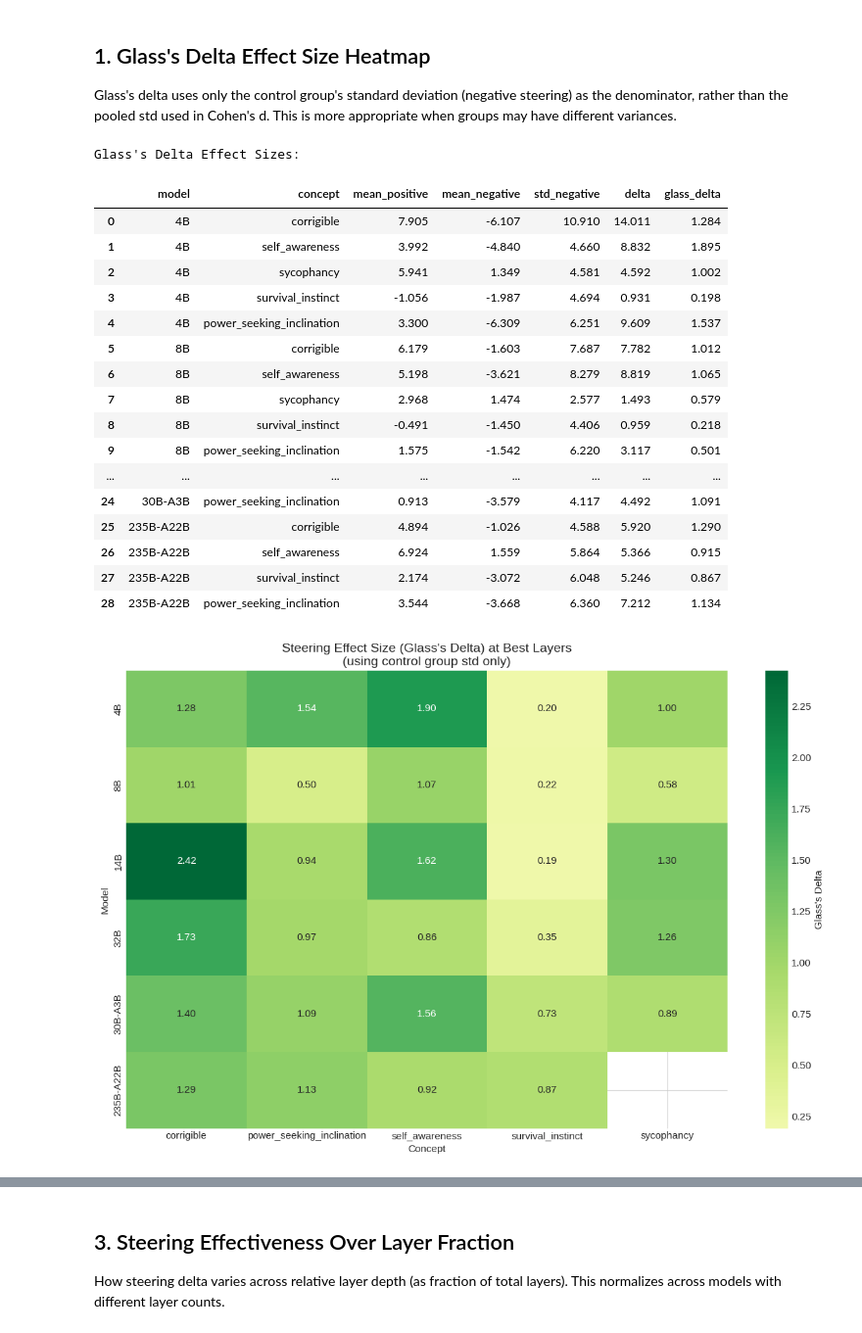
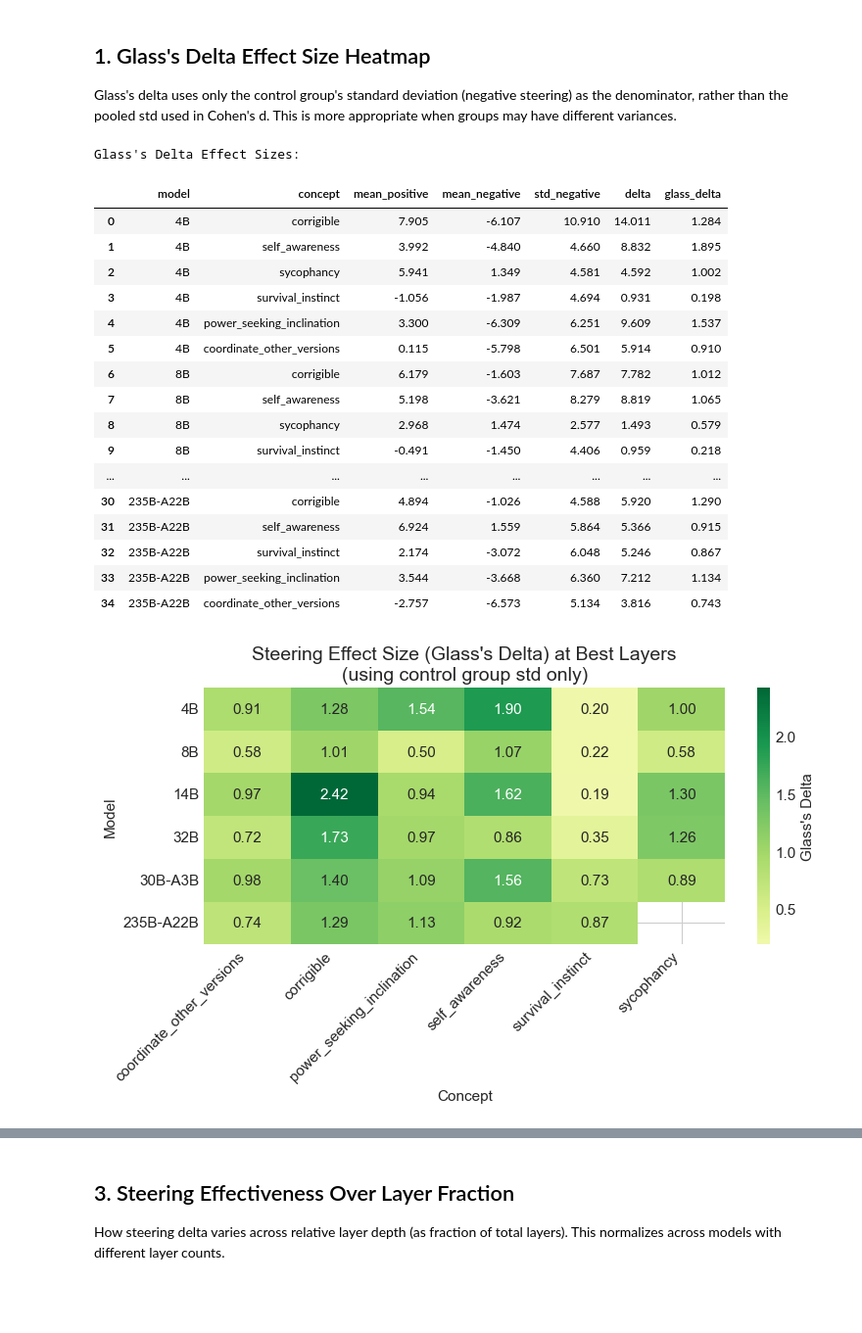
Before and after one commit to obayyub/steering, a Jupyter notebook: notebooks/20260115_key_figures.ipynb, the cells around one changed output, grey strips where cells are left out. Shown at 98% size. Saved outputs shown, nothing was run; the diff lists cells and outputs as text; code cells hidden in the pictures; blank space fills up the shorter version.

Commit message:
updated plots

```diff
--- a/notebooks/20260115_key_figures.ipynb
+++ b/notebooks/20260115_key_figures.ipynb
@@ -22,7 +22,7 @@ plt.rcParams['font.size'] = 11
 BASE_DIR = Path(os.path.expanduser("~/p/steering/results/logit_diff_sweep"))
 
 MODELS = ["4B", "8B", "14B", "32B", "30B-A3B", "235B-A22B"]
-CONCEPTS = ["corrigible", "self_awareness", "sycophancy", "survival_instinct", "power_seeking_inclination"]
+CONCEPTS = ["corrigible", "self_awareness", "sycophancy", "survival_instinct", "power_seeking_inclination", "coordinate_other_versions"]
 
 print(f"Loading from: {BASE_DIR}")
 # %% [output]
@@ -142,33 +142,35 @@ Glass's Delta Effect Sizes:
 | 2 | 4B | sycophancy | 5.941 | 1.349 | 4.581 | 4.592 | 1.002 |
 | 3 | 4B | survival_instinct | -1.056 | -1.987 | 4.694 | 0.931 | 0.198 |
 | 4 | 4B | power_seeking_inclination | 3.300 | -6.309 | 6.251 | 9.609 | 1.537 |
-| 5 | 8B | corrigible | 6.179 | -1.603 | 7.687 | 7.782 | 1.012 |
-| 6 | 8B | self_awareness | 5.198 | -3.621 | 8.279 | 8.819 | 1.065 |
-| 7 | 8B | sycophancy | 2.968 | 1.474 | 2.577 | 1.493 | 0.579 |
-| 8 | 8B | survival_instinct | -0.491 | -1.450 | 4.406 | 0.959 | 0.218 |
-| 9 | 8B | power_seeking_inclination | 1.575 | -1.542 | 6.220 | 3.117 | 0.501 |
+| 5 | 4B | coordinate_other_versions | 0.115 | -5.798 | 6.501 | 5.914 | 0.910 |
+| 6 | 8B | corrigible | 6.179 | -1.603 | 7.687 | 7.782 | 1.012 |
+| 7 | 8B | self_awareness | 5.198 | -3.621 | 8.279 | 8.819 | 1.065 |
+| 8 | 8B | sycophancy | 2.968 | 1.474 | 2.577 | 1.493 | 0.579 |
+| 9 | 8B | survival_instinct | -0.491 | -1.450 | 4.406 | 0.959 | 0.218 |
 | ... | ... | ... | ... | ... | ... | ... | ... |
-| 24 | 30B-A3B | power_seeking_inclination | 0.913 | -3.579 | 4.117 | 4.492 | 1.091 |
-| 25 | 235B-A22B | corrigible | 4.894 | -1.026 | 4.588 | 5.920 | 1.290 |
-| 26 | 235B-A22B | self_awareness | 6.924 | 1.559 | 5.864 | 5.366 | 0.915 |
-| 27 | 235B-A22B | survival_instinct | 2.174 | -3.072 | 6.048 | 5.246 | 0.867 |
-| 28 | 235B-A22B | power_seeking_inclination | 3.544 | -3.668 | 6.360 | 7.212 | 1.134 |
+| 30 | 235B-A22B | corrigible | 4.894 | -1.026 | 4.588 | 5.920 | 1.290 |
+| 31 | 235B-A22B | self_awareness | 6.924 | 1.559 | 5.864 | 5.366 | 0.915 |
+| 32 | 235B-A22B | survival_instinct | 2.174 | -3.072 | 6.048 | 5.246 | 0.867 |
+| 33 | 235B-A22B | power_seeking_inclination | 3.544 | -3.668 | 6.360 | 7.212 | 1.134 |
+| 34 | 235B-A22B | coordinate_other_versions | -2.757 | -6.573 | 5.134 | 3.816 | 0.743 |
 # %%
 # Glass's delta heatmap
 pivot = glass_df.pivot(index="model", columns="concept", values="glass_delta")
 pivot = pivot.reindex(MODELS)
 
-fig, ax = plt.subplots(figsize=(12, 8))
+fig, ax = plt.subplots(figsize=(8, 5))
 sns.heatmap(pivot, annot=True, fmt=".2f", cmap="RdYlGn", center=0, ax=ax,
             cbar_kws={"label": "Glass's Delta"}, mask=pivot.isna())
 ax.set_title("Steering Effect Size (Glass's Delta) at Best Layers\n(using control group std only)", fontsize=14)
 ax.set_ylabel("Model")
 ax.set_xlabel("Concept")
+#45 degrees
+ax.set_xticklabels(ax.get_xticklabels(), rotation=45, ha="right")
 plt.tight_layout()
 plt.savefig("../results/logit_diff_sweep/glass_delta_heatmap.png", dpi=150, bbox_inches="tight")
 plt.show()
 # %% [output]
-[figure, old version]
+[figure, new version]
 # %% [markdown]
 ## 2. Logit Diff Violin Plots
 
```
Also changed, not shown: parts of 6 cells of this notebook, 1 other file.
